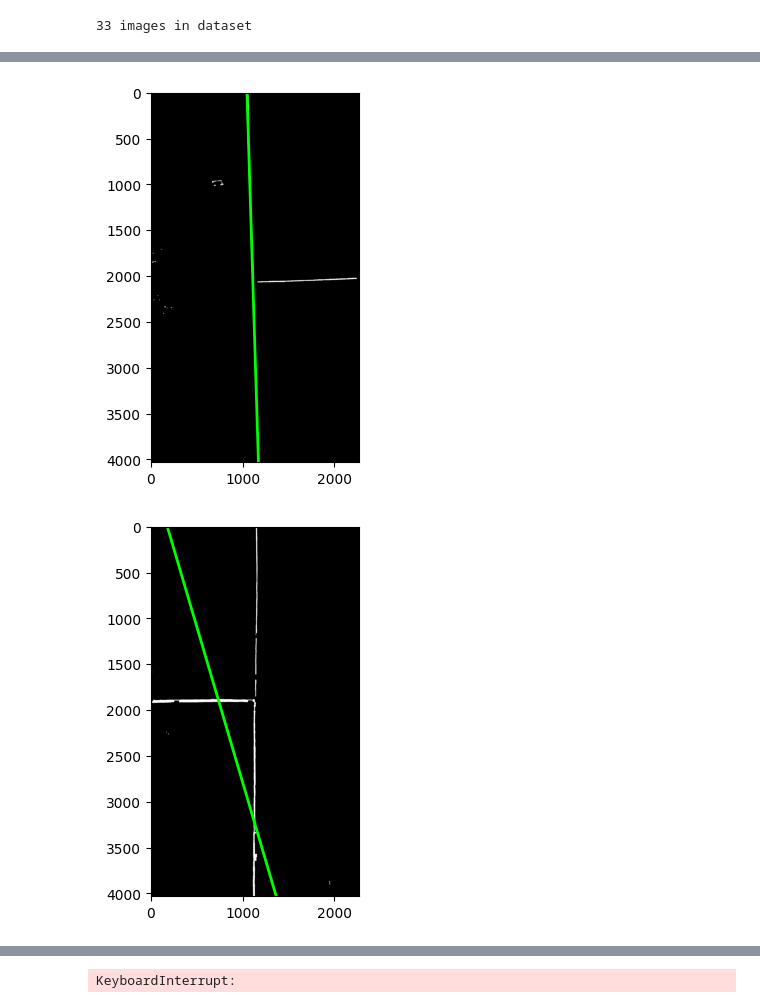
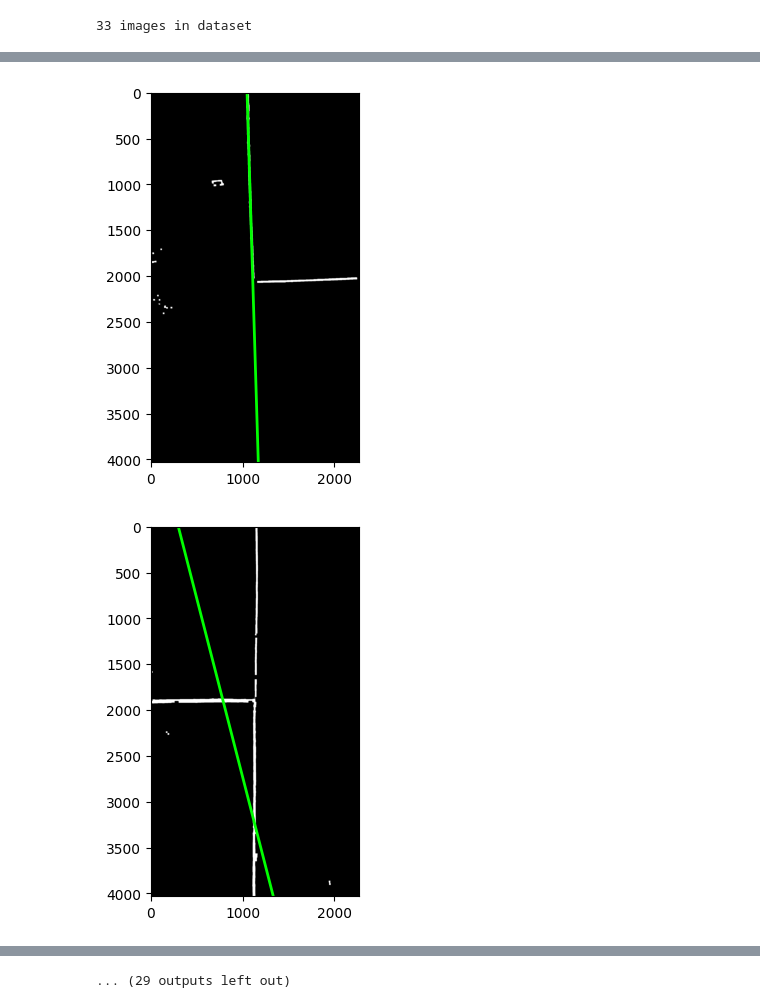
Before and after one commit to kazzhi/BWSI-UAV-Week2, a Jupyter notebook: notebooks/Final_maybe_LinReg.ipynb, the cells around one changed output, grey strips where cells are left out. Drawn from its saved outputs; the diff is of its cells as text; code cells hidden in the pictures.

```diff
--- a/notebooks/Final_maybe_LinReg.ipynb
+++ b/notebooks/Final_maybe_LinReg.ipynb
@@ -96,7 +96,7 @@ HI = np.array([255, 255, 255])   # Upper image thresholding bound
 kernel_size = 40
 kernel = np.ones((kernel_size,kernel_size), np.uint8)
 
-kernel_size = 30
+kernel_size = 20
 kernel2 = np.ones((kernel_size,kernel_size), np.uint8)
 
 pimages = []
@@ -156,2 +156,2 @@ for path in imagepaths:
-[figure, old version]
+[figure, new version]
-[figure, old version]
+[figure, new version]
@@ -162 +163 @@ for path in imagepaths:
-KeyboardInterrupt:
+... (29 outputs left out)
```
Also changed, not shown: parts of 1 cell of this notebook, 27 other files.
